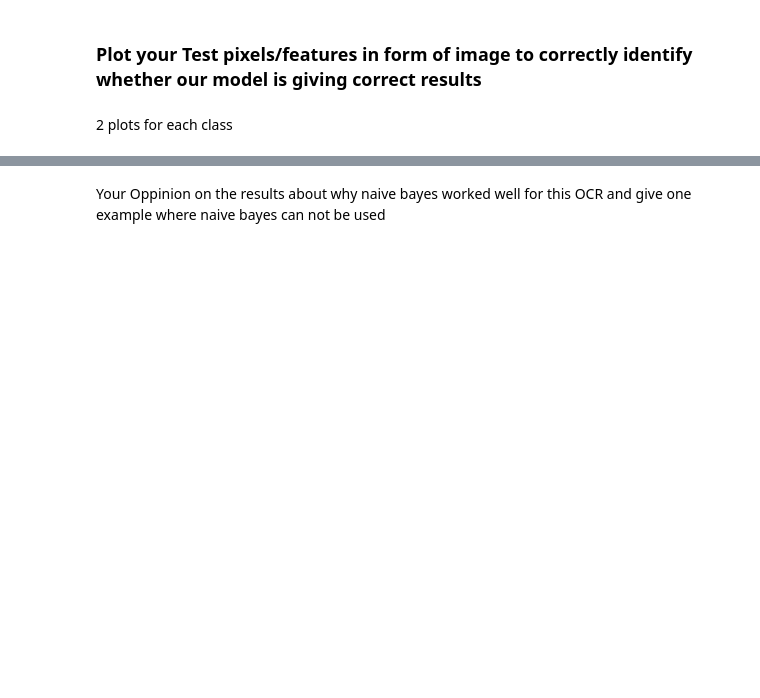
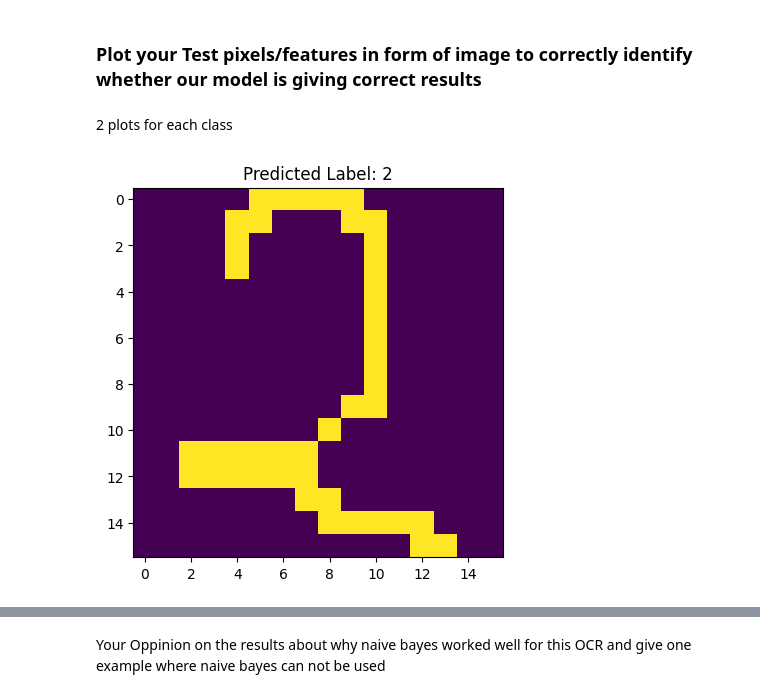
Before and after one commit to zubayr-ahmad/Machine-Learning-Assignments, a Jupyter notebook: A05_OCR/OCR.ipynb, the cells around one changed output, grey strips where cells are left out. Saved outputs shown, nothing was run; the diff lists cells and outputs as text; code cells hidden in the pictures; blank space fills up the shorter version.

Commit message:
completed images ploting as well

```diff
--- a/A05_OCR/OCR.ipynb
+++ b/A05_OCR/OCR.ipynb
@@ -337,3 +332,11 @@ FN =  0 	TN =  50
 ### Plot your Test pixels/features in form of image to correctly identify whether our model is giving correct results
 # %% [markdown]
 2 plots for each class
+# %%
+img_label = predictions_test[9]
+img = np.reshape(test_x[9],(16,16),order= 'F')
+plt.title('Predicted Label: '+str(img_label))
+plt.imshow(img)
+plt.show()
+# %% [output]
+[figure, added]
```
Also changed, not shown: parts of 5 cells of this notebook.
